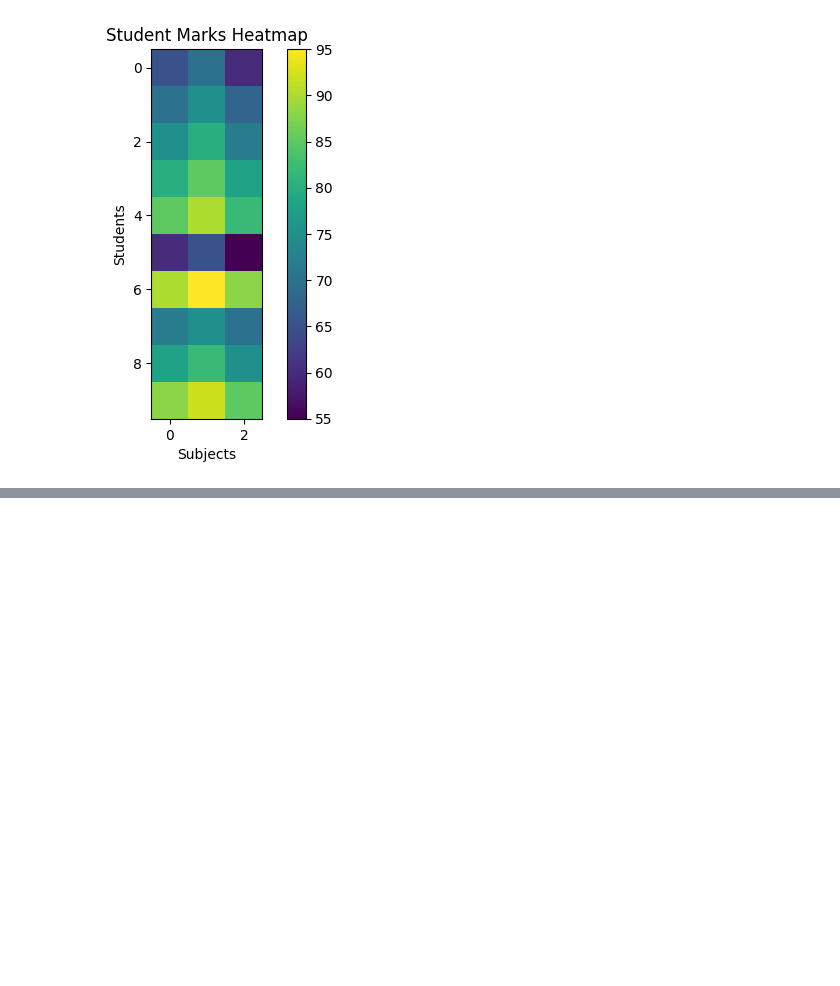
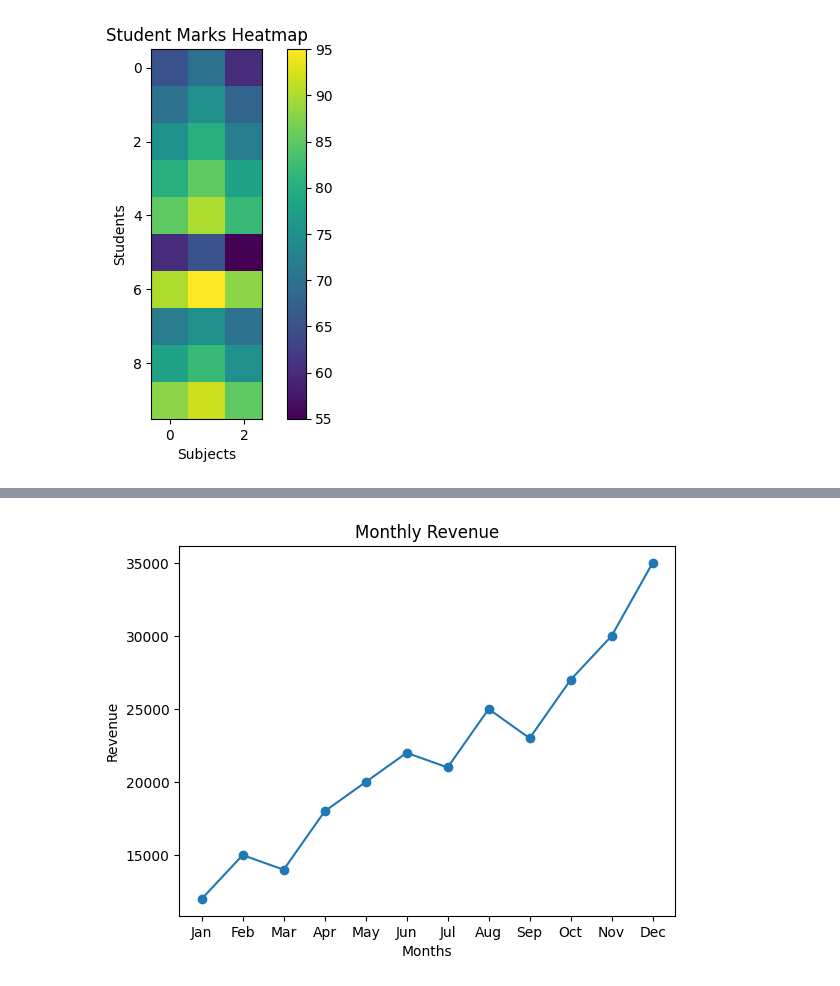
Before and after one commit to yaswanth-tech/da, a Jupyter notebook: matplot.ipynb, the cells around one changed output, grey strips where cells are left out. Drawn from its saved outputs; the diff is of its cells as text; code cells hidden in the pictures; blank space fills up the shorter version.

```diff
--- a/matplot.ipynb
+++ b/matplot.ipynb
@@ -232,0 +247,16 @@ plt.colorbar()
+# %%
+import matplotlib.pyplot as plt
+
+months = ["Jan", "Feb", "Mar", "Apr", "May", "Jun",
+          "Jul", "Aug", "Sep", "Oct", "Nov", "Dec"]
+
+revenue = [12000, 15000, 14000, 18000, 20000, 22000,
+           21000, 25000, 23000, 27000, 30000, 35000]
+
+plt.plot(months, revenue, marker="o")
+plt.xlabel("Months")
+plt.ylabel("Revenue")
+plt.title("Monthly Revenue")
+plt.show()
+# %% [output]
+[figure, added]
```
Also changed, not shown: parts of 31 cells of this notebook.
